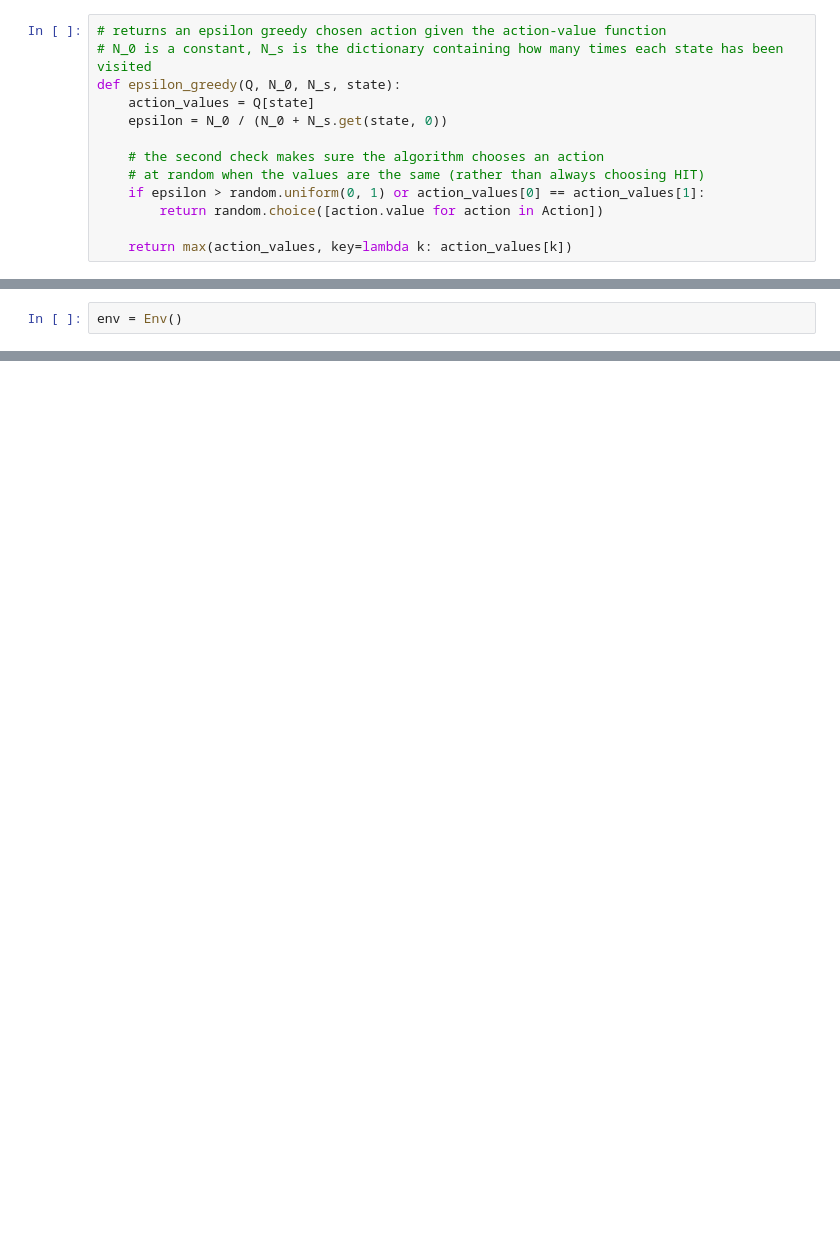
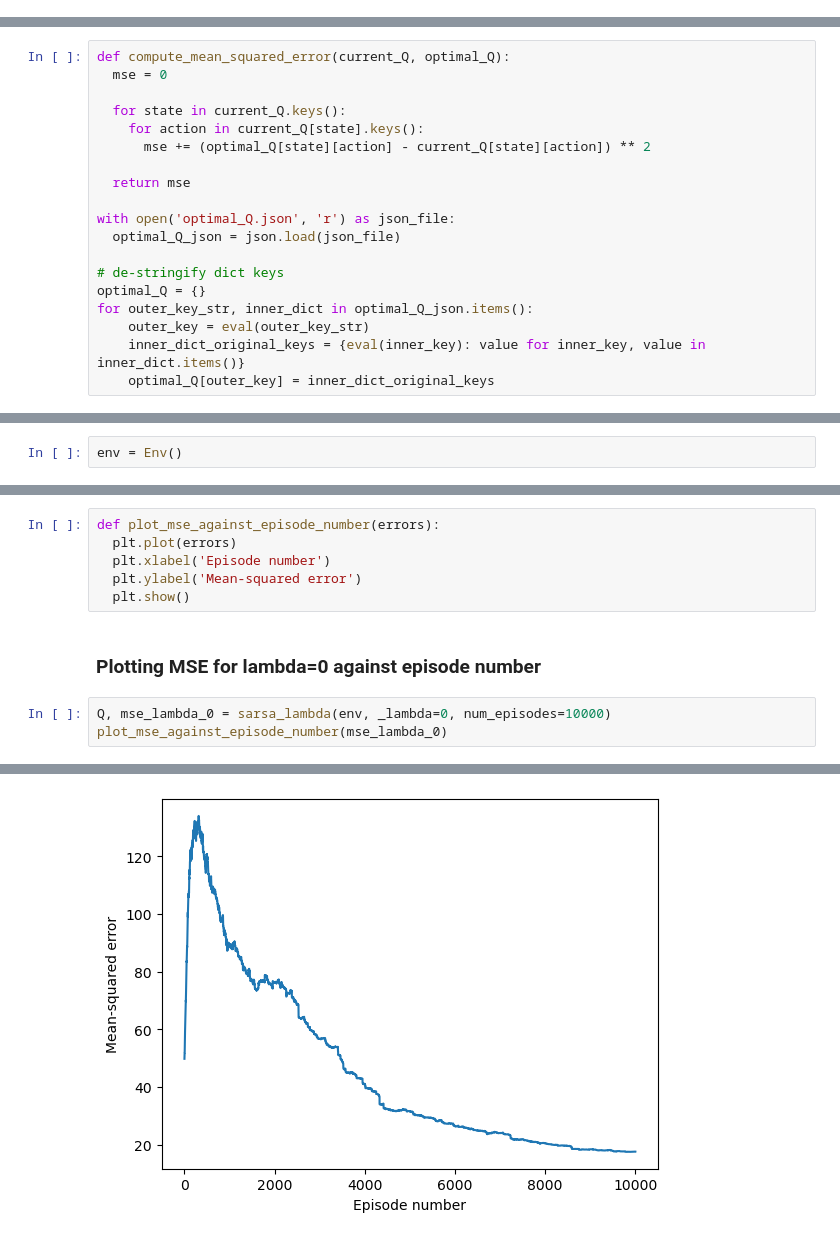
Before and after one commit to andreihodoroaga/easy21, a Jupyter notebook: sarsa_lambda.ipynb, the cells around one changed output, grey strips where cells are left out. Saved outputs shown, nothing was run; the diff lists cells and outputs as text; blank space fills up the shorter version.

Commit message:
add sarsa lambda

```diff
--- a/sarsa_lambda.ipynb
+++ b/sarsa_lambda.ipynb
@@ -3,13 +0,0 @@ from env import *
-# %%
-# returns an epsilon greedy chosen action given the action-value function
-# N_0 is a constant, N_s is the dictionary containing how many times each state has been visited
-def epsilon_greedy(Q, N_0, N_s, state):
-    action_values = Q[state]
-    epsilon = N_0 / (N_0 + N_s.get(state, 0))
-
-    # the second check makes sure the algorithm chooses an action
-    # at random when the values are the same (rather than always choosing HIT)
-    if epsilon > random.uniform(0, 1) or action_values[0] == action_values[1]:
-        return random.choice([action.value for action in Action])
-
-    return max(action_values, key=lambda k: action_values[k])
@@ -15,0 +15,19 @@ def epsilon_greedy(Q, N_0, N_s, state):
+# %%
+def compute_mean_squared_error(current_Q, optimal_Q):
+  mse = 0
+
+  for state in current_Q.keys():
+    for action in current_Q[state].keys():
+      mse += (optimal_Q[state][action] - current_Q[state][action]) ** 2
+
+  return mse
+
+with open('optimal_Q.json', 'r') as json_file:
+  optimal_Q_json = json.load(json_file)
+
+# de-stringify dict keys
+optimal_Q = {}
+for outer_key_str, inner_dict in optimal_Q_json.items():
+    outer_key = eval(outer_key_str)
+    inner_dict_original_keys = {eval(inner_key): value for inner_key, value in inner_dict.items()}
+    optimal_Q[outer_key] = inner_dict_original_keys
@@ -77,0 +139,12 @@ Episode: 90000, score: 50.051111
+# %%
+def plot_mse_against_episode_number(errors):
+  plt.plot(errors)
+  plt.xlabel('Episode number')
+  plt.ylabel('Mean-squared error')
+  plt.show()
+# %% [markdown]
+### Plotting MSE for lambda=0 against episode number
+# %%
+Q, mse_lambda_0 = sarsa_lambda(env, _lambda=0, num_episodes=10000)
+plot_mse_against_episode_number(mse_lambda_0)
+# %% [output]
@@ -77,0 +160 @@ Episode: 90000, score: 50.051111
+[figure, added]
```
Also changed, not shown: parts of 13 cells of this notebook, 4 other files.
